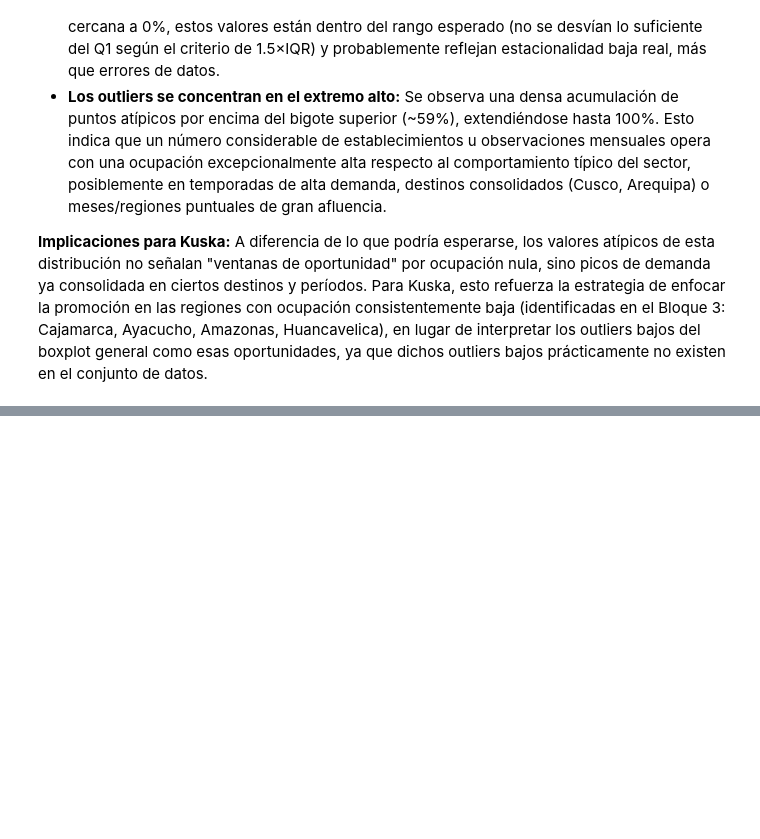
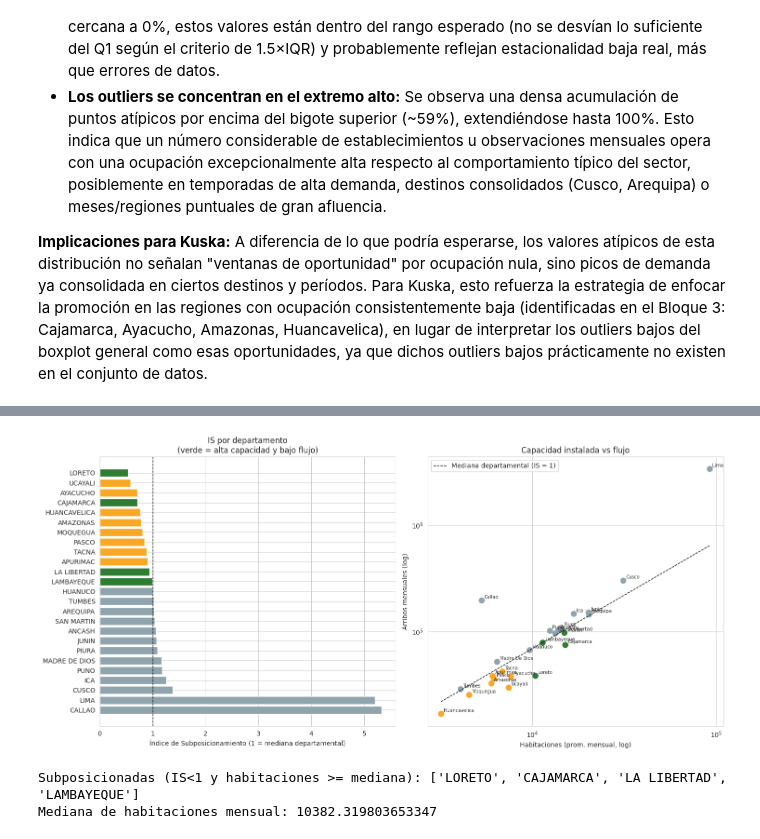
Before and after one commit to eaus2006/Proyecto_Final_Bussines_Analytics, a Jupyter notebook: BA_Grupo_1.ipynb, the cells around one changed output, grey strips where cells are left out. Cells and saved outputs as stored; diff of their text form; code cells hidden in the pictures; blank space fills up the shorter version.

```diff
--- a/BA_Grupo_1.ipynb
+++ b/BA_Grupo_1.ipynb
@@ -874,0 +1389,38 @@ A diferencia de lo que podría esperarse, los valores atípicos de esta distribu
+# %%
+# ===== BLOQUE 7 · Q1: IS, capacidad ociosa, dependencia nacional, noches por habitación =====
+import matplotlib.pyplot as plt, seaborn as sns
+rec = panel[panel.anio >= 2024]
+q1 = rec.groupby('departamento').agg(
+    hab=('habitaciones', 'mean'), arr_mes=('arribos', 'mean'), per_mes=('pernoct', 'mean'),
+    arr_nac=('arribos_nac', 'sum'), arr_tot=('arribos', 'sum'), tnoh=('tnoh_pond', 'mean')).reset_index()
+
+q1['arr_por_hab'] = q1.arr_mes / q1.hab
+arr_por_hab_nac = q1.arr_por_hab.median()                                 # referencia robusta: mediana departamental (Lima distorsionaría el promedio)
+q1['IS'] = q1.arr_por_hab / arr_por_hab_nac                               # Índice de Subposicionamiento
+q1['kpi1_capacidad_ociosa'] = 100 - q1.tnoh                               # KPI 1
+q1['kpi3_dependencia_nacional'] = q1.arr_nac / q1.arr_tot * 100           # KPI 3
+q1['kpi5_noches_por_hab_anual'] = q1.per_mes * 12 / q1.hab                # KPI 5 (anualizado)
+q1['alta_capacidad'] = q1.hab >= q1.hab.median()
+q1['subposicionada'] = (q1.IS < 1) & q1.alta_capacidad
+q1 = q1.sort_values('IS').reset_index(drop=True)
+q1['rank_IS'] = q1.index + 1
+
+display(q1[['rank_IS', 'departamento', 'hab', 'arr_mes', 'IS', 'kpi1_capacidad_ociosa',
+            'kpi3_dependencia_nacional', 'kpi5_noches_por_hab_anual', 'alta_capacidad', 'subposicionada']].round(3))
+
+fig, ax = plt.subplots(1, 2, figsize=(15, 7))
+col = ['#2e7d32' if s else ('#90a4ae' if i >= 1 else '#f9a825') for s, i in zip(q1.subposicionada, q1.IS)]
+ax[0].barh(q1.departamento, q1.IS, color=col); ax[0].axvline(1, color='k', ls='--', lw=1)
+ax[0].invert_yaxis(); ax[0].set_xlabel('Índice de Subposicionamiento (1 = mediana departamental)')
+ax[0].set_title('IS por departamento\n(verde = alta capacidad y bajo flujo)')
+ax[1].scatter(q1.hab, q1.arr_mes, c=col, s=70)
+for _, r in q1.iterrows():
+    ax[1].annotate(r.departamento.title(), (r.hab, r.arr_mes), fontsize=7, xytext=(4, 3), textcoords='offset points')
+xs = np.linspace(q1.hab.min(), q1.hab.max(), 50); ax[1].plot(xs, xs * arr_por_hab_nac, 'k--', lw=1, label='Mediana departamental (IS = 1)')
+ax[1].set_xscale('log'); ax[1].set_yscale('log'); ax[1].legend()
+ax[1].set_xlabel('Habitaciones (prom. mensual, log)'); ax[1].set_ylabel('Arribos mensuales (log)')
+ax[1].set_title('Capacidad instalada vs flujo')
+plt.tight_layout(); plt.show()
+print('Subposicionadas (IS<1 y habitaciones >= mediana):', q1[q1.subposicionada].departamento.tolist())
+print('Mediana de habitaciones mensual:', q1.hab.median())
+# %% [output]
@@ -874,0 +1444,3 @@ A diferencia de lo que podría esperarse, los valores atípicos de esta distribu
+[figure, added]
+Subposicionadas (IS<1 y habitaciones >= mediana): ['LORETO', 'CAJAMARCA', 'LA LIBERTAD', 'LAMBAYEQUE']
+Mediana de habitaciones mensual: 10382.319803653347
```
Also changed, not shown: parts of 36 cells of this notebook.
